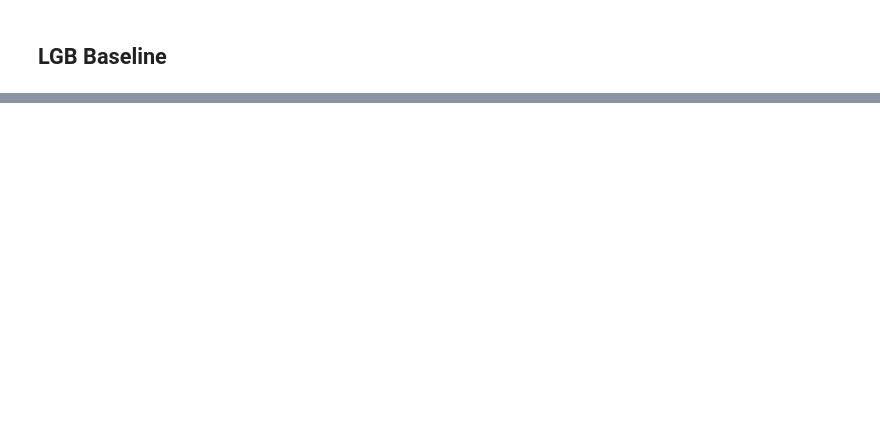
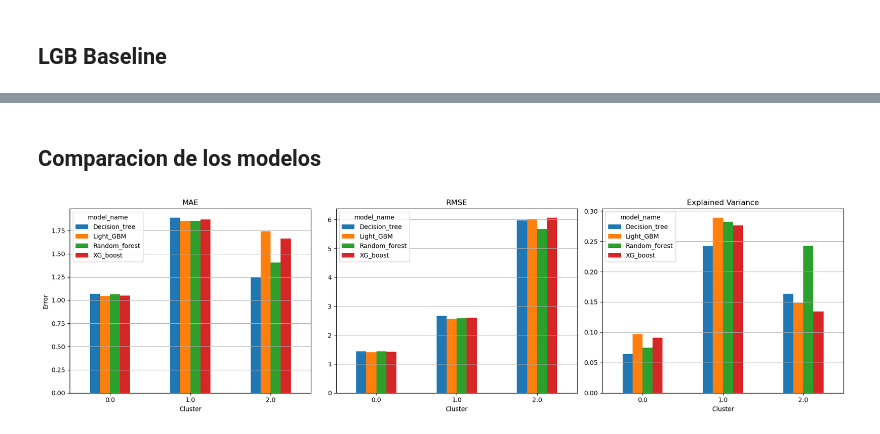
Before and after one commit to jsanchezsanchez13-a11y/TFM_UOC_2026_Time_series_forecasting, a Jupyter notebook: scripts/work/Models/Models.ipynb, the cells around one changed output, grey strips where cells are left out. Cells and saved outputs as stored; diff of their text form; code cells hidden in the pictures; blank space fills up the shorter version.

```diff
--- a/scripts/work/Models/Models.ipynb
+++ b/scripts/work/Models/Models.ipynb
@@ -750,0 +843,4 @@ results_optimized_df
+# %%
+results_df = pd.concat([results_df, results_xg_boost_df], ignore_index=True)
+
+print(results_df)
@@ -752,0 +1120,14 @@ results_optimized_df
+# %%
+results_lightgbm_df = pd.DataFrame(
+    results_lgb,
+    columns=[
+        'cluster',
+        'val_mae', 'val_rmse', 'val_exp_var',
+        'test_mae', 'test_rmse', 'test_exp_var'
+    ]
+)
+results_lightgbm_df['model_name'] = "Light_GBM"
+# %%
+results_df = pd.concat([results_df, results_lightgbm_df], ignore_index=True)
+
+print(results_df)
@@ -752,0 +1400,32 @@ results_optimized_df
+# %% [markdown]
+## Comparacion de los modelos
+# %%
+fig, axes = plt.subplots(1, 3, figsize=(18, 5))
+
+# MAE
+results_df.pivot(index='cluster', columns='model_name', values='test_mae') \
+    .plot(kind='bar', ax=axes[0])
+axes[0].set_title("MAE")
+axes[0].set_xlabel("Cluster")
+axes[0].set_ylabel("Error")
+
+# RMSE
+results_df.pivot(index='cluster', columns='model_name', values='test_rmse') \
+    .plot(kind='bar', ax=axes[1])
+axes[1].set_title("RMSE")
+axes[1].set_xlabel("Cluster")
+
+# ExpVar
+results_df.pivot(index='cluster', columns='model_name', values='test_exp_var') \
+    .plot(kind='bar', ax=axes[2])
+axes[2].set_title("Explained Variance")
+axes[2].set_xlabel("Cluster")
+
+for ax in axes:
+    ax.tick_params(axis='x', rotation=0)
+    ax.grid(axis='y')
+
+plt.tight_layout()
+plt.show()
+# %% [output]
+[figure, added]
```
Also changed, not shown: parts of 25 cells of this notebook, 9 other files.
